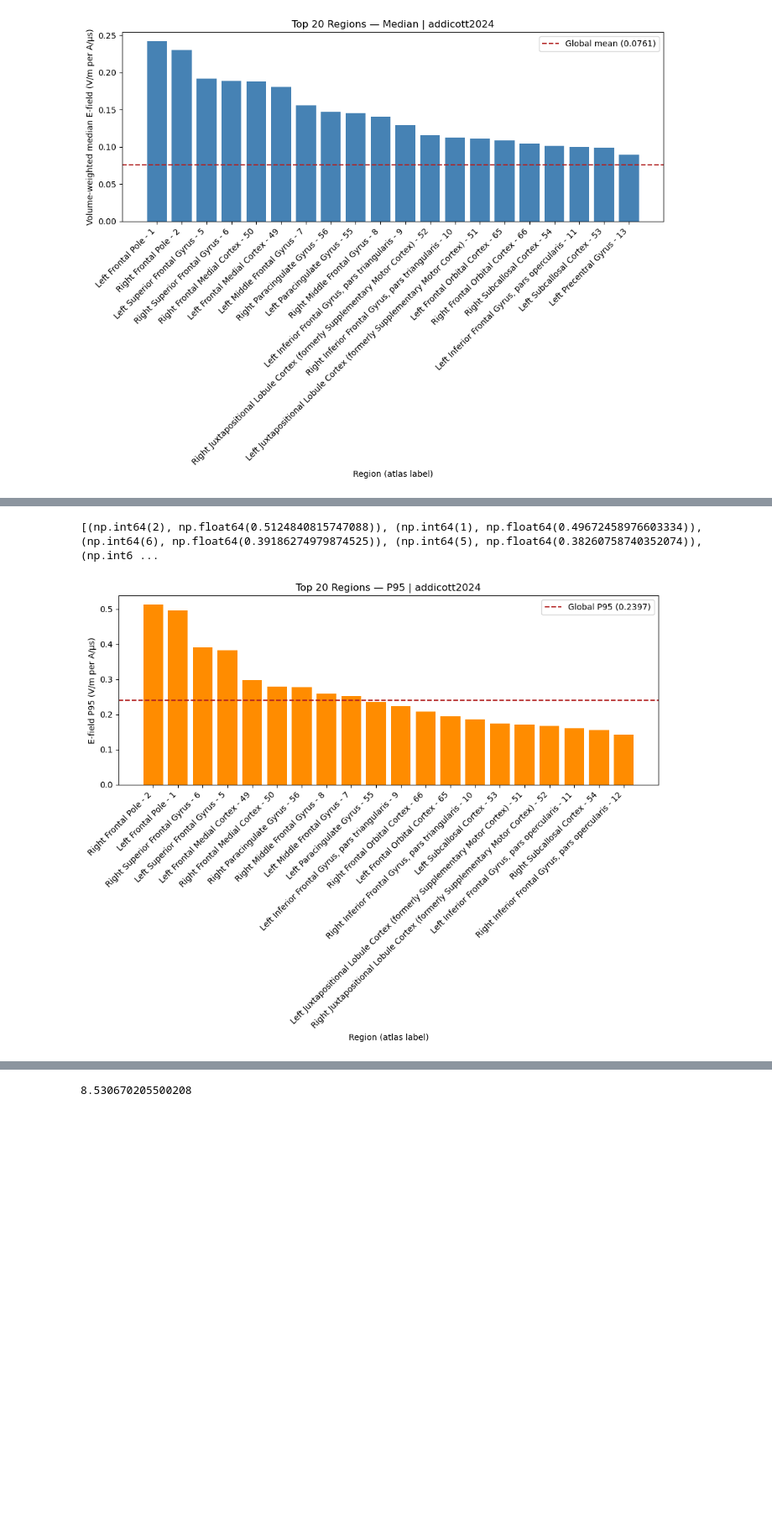
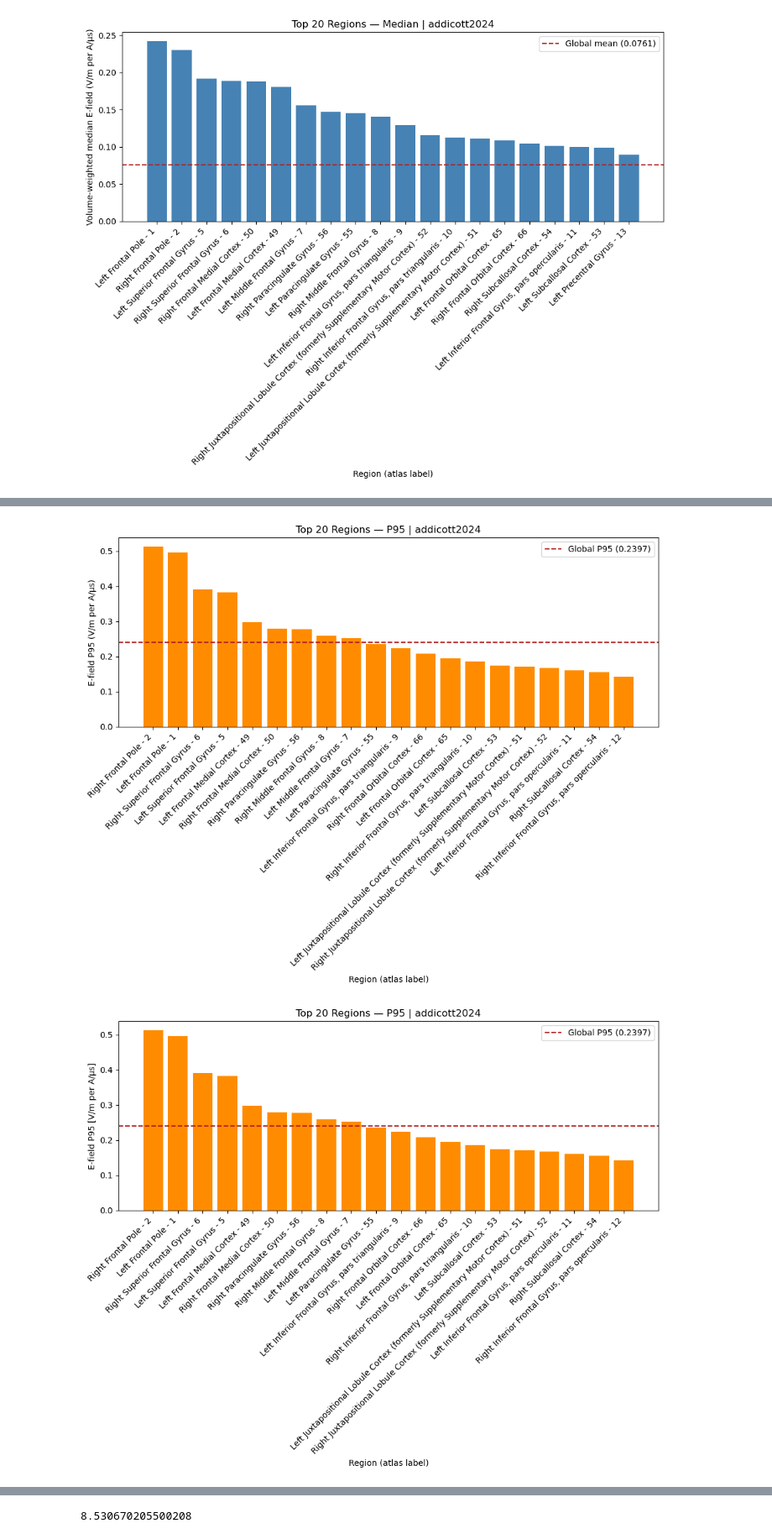
Before and after one commit to BastienBedard/SimNIBS_edits_2026, a Jupyter notebook: analysis/graph_TMS.ipynb, the cells around one changed output, grey strips where cells are left out. Shown at 84% size. Drawn from its saved outputs; the diff is of its cells as text; code cells hidden in the pictures; blank space fills up the shorter version.

```diff
--- a/analysis/graph_TMS.ipynb
+++ b/analysis/graph_TMS.ipynb
@@ -297,5 +341,5 @@ plt.show()
 # %%
-# ──— P95 by region ─────────────────────────────────────────────────
+# ──— P95 by region old ─────────────────────────────────────────────────
 n = 20
 percentile=95
 
@@ -318,14 +362,26 @@ if type(n) is not str and n <= 50:
     ax.set_xticks(labels)
     ax.set_xticklabels(labels, rotation=45, ha="right")
 ax.set_xlabel("Region (atlas label)")
-ax.set_ylabel(f"E-field P{percentile} (V/m per A/µs)")
+ax.set_ylabel(f"E-field P{percentile} [V/m per A/µs]")
 ax.set_title(f"Top {n_label} Regions — P{percentile} | {study_id}")
 ax.legend()
 plt.tight_layout()
 plt.show()
 # %% [output]
-[(np.int64(2), np.float64(0.5124840815747088)), (np.int64(1), np.float64(0.49672458976603334)), (np.int64(6), np.float64(0.39186274979874525)), (np.int64(5), np.float64(0.38260758740352074)), (np.int6 ...
 [figure]
+# %%
+# ──— P95 by region ────────────────────────────────────────────
+fig, ax = histogram_metric(
+            protocole=p,
+            metric="percentile",
+            percentile=95,
+            n=20,
+            color="darkorange",
+            ylabel="E-field P95 [V/m per A/µs]",
+            show_global=True,
+        )
+# %% [output]
+[figure, added]
 # %%
 # histogramme of p90-p95-p99
 all_p90 = dict(p.rank_regions(n="all", metric="percentile", percentile=90))
```
Also changed, not shown: parts of 23 cells of this notebook, 1 other file.
